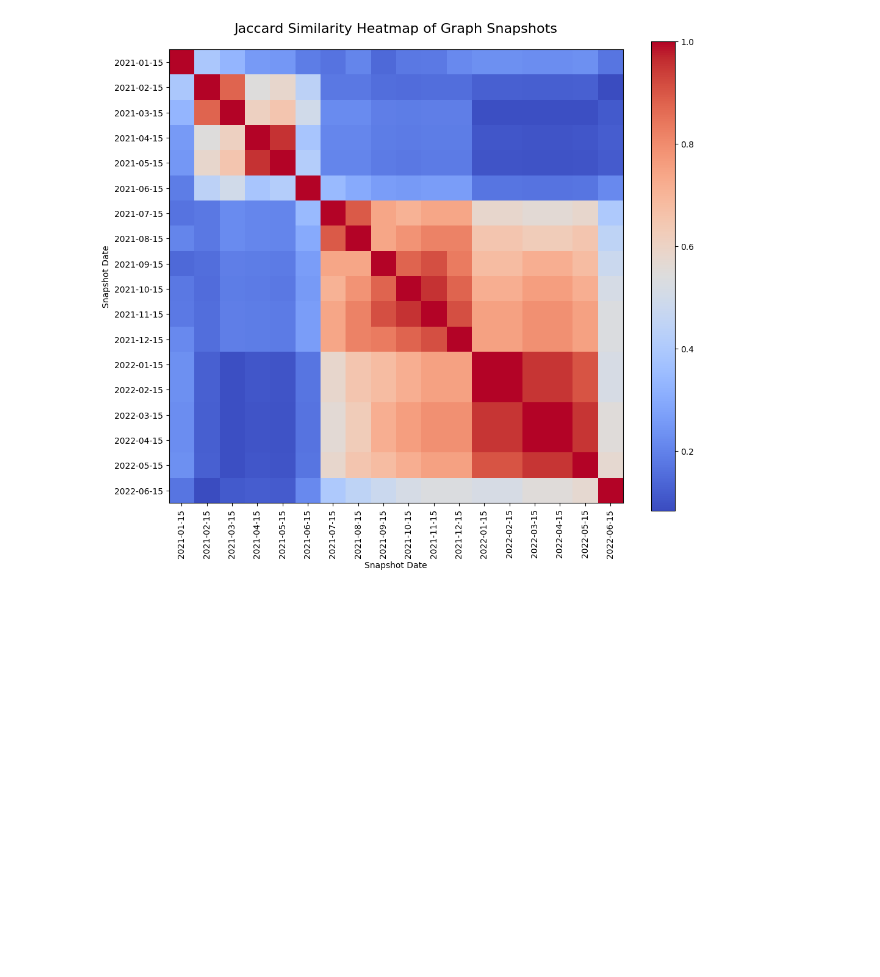
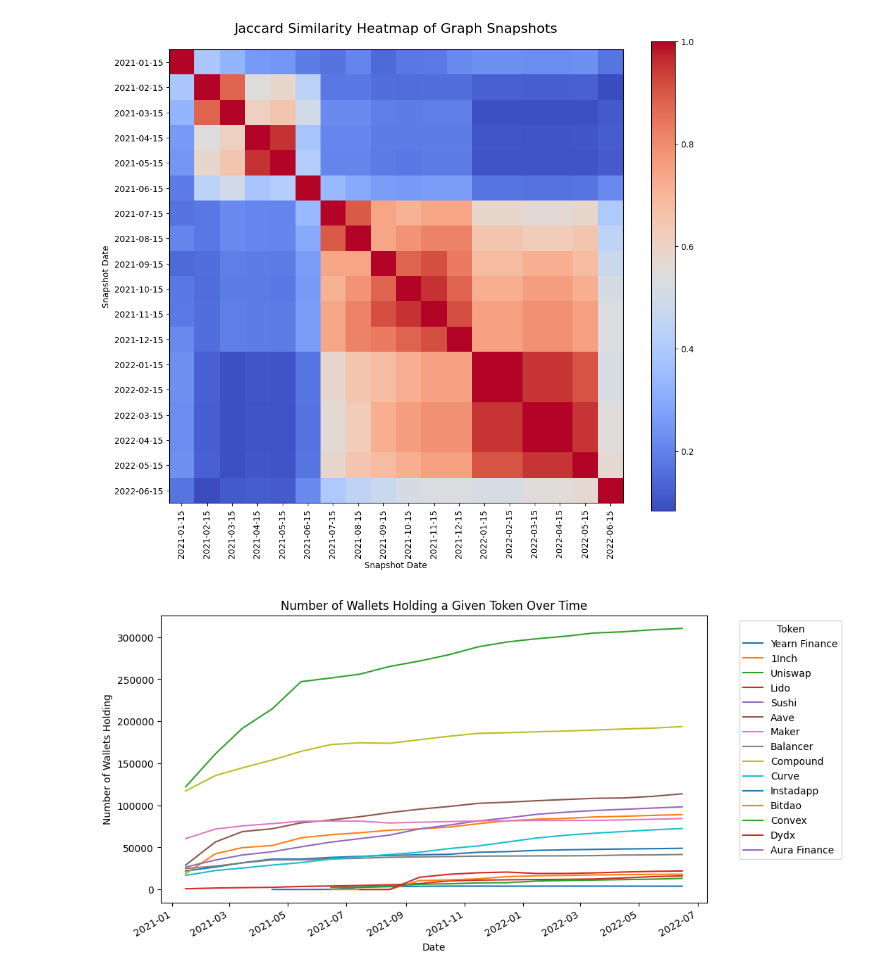
Before and after one commit to xm3van/research-project-erc20-governance, a Jupyter notebook: notebooks/token_network_projections.ipynb, the cells around one changed output. Saved outputs shown, nothing was run; the diff lists cells and outputs as text; code cells hidden in the pictures; blank space fills up the shorter version.

Commit message:
improved visualisation + thresholding

```diff
--- a/notebooks/token_network_projections.ipynb
+++ b/notebooks/token_network_projections.ipynb
@@ -152,0 +153,48 @@ plot_similarity_heatmap(similarity_matrix, snapshot_list, dates, output_director
+# %%
+import pandas as pd
+import matplotlib.pyplot as plt
+import os
+
+def plot_absolute_token_ownership_over_time(path, df_snapshots, df_tokens, known_burner_addresses):
+    absolute_addresses_holding_given_token = []
+
+    # Filter relevant block heights
+    relevant_snapshots = df_snapshots[df_snapshots['Block Height'] >= 11659570]['Block Height']
+
+    for snapshot in relevant_snapshots:
+        # Read the snapshot
+        file_path = os.path.join(path, f"../data/snapshot_token_balance_tables/token_holder_snapshot_balance_{snapshot}.csv")
+        ddf = pd.read_csv(file_path, index_col=[0])
+
+        ddf = ddf[ddf.value > 0]  # Consider non-zero balances at snapshot
+
+        # Filter to the latest tokens and exclude known burner addresses
+        ddf.reset_index(inplace=True)
+        ddf = ddf[ddf.token_address.isin(df_tokens.address)]
+        ddf = ddf[~ddf.address.isin(known_burner_addresses)]
+
+        # Calculate the absolute number of addresses holding each token
+        absolute_ownership = ddf.groupby('token_address').address.nunique()
+        absolute_addresses_holding_given_token.append(absolute_ownership)
+
+    # Concatenate the results across all snapshots
+    df_token_absolute_ownership = pd.concat(absolute_addresses_holding_given_token, axis=1, join='outer')
+    df_token_absolute_ownership.columns = list(df_snapshots[df_snapshots['Block Height'] >= 11659570]['Date'])
+
+    # Map token addresses to names and set as index
+    token_name_dict = dict(zip(df_tokens['address'], df_tokens['name']))
+    df_token_absolute_ownership['name'] = df_token_absolute_ownership.index.map(token_name_dict)
+    df_token_absolute_ownership.set_index('name', inplace=True)
+
+    # Plotting
+    ax = df_token_absolute_ownership.T.plot(kind='line', figsize=(10, 6))
+    plt.xlabel('Date')
+    plt.ylabel('Number of Wallets Holding')
+    plt.title('Number of Wallets Holding a Given Token Over Time')
+    plt.legend(title='Token', bbox_to_anchor=(1.05, 1), loc='upper left')
+    plt.show()
+
+# Example usage assuming you have defined df_snapshot, df_addresses, and known_burner_addresses
+plot_absolute_token_ownership_over_time(path, df_snapshots, df_tokens, known_burner_addresses)
+# %% [output]
+[figure, added]
```
Also changed, not shown: parts of 1 cell of this notebook, 3 other files.
